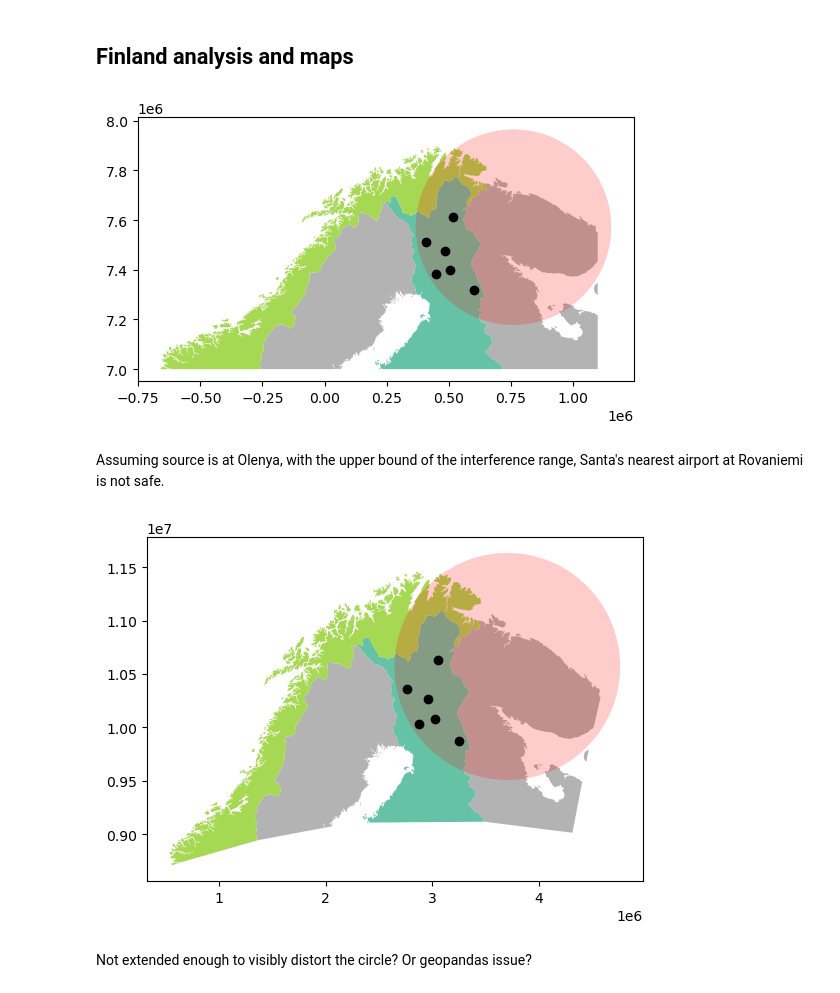
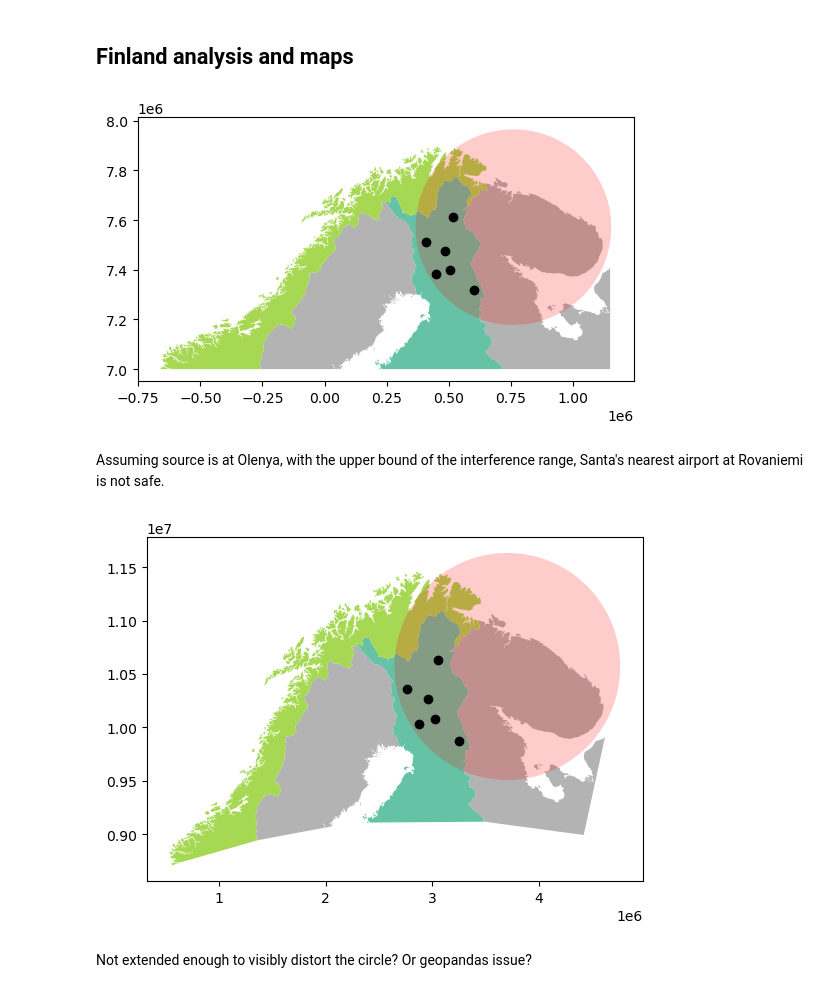
Before and after one commit to stelios-c/GPS_analysis, a Jupyter notebook: scandi_baltic/Finland_map.ipynb, the cells around one changed output. Cells and saved outputs as stored; diff of their text form; code cells hidden in the pictures.

```diff
--- a/scandi_baltic/Finland_map.ipynb
+++ b/scandi_baltic/Finland_map.ipynb
@@ -355,17 +355,17 @@ finland_affected_gdf=finland_gdf.to_crs(local_utm).sjoin(df2gdf(location2df(olen
 # %%
 ax = (world
  .assign(
      colour= world.SOVEREIGNT.where(world.SOVEREIGNT.str.match('Finland') |
                                     world.SOVEREIGNT.str.match('Norway') ,
                                     'other')
  )
-).to_crs(local_utm).clip([-1_000_000, 7_000_000, 1_100_000, 8_000_000]).plot(column='colour',cmap="Set2")
+).to_crs(local_utm).clip([-1_000_000, 7_000_000, 1_150_000, 8_000_000]).plot(column='colour',cmap="Set2")
 #murmansk_buff_gdf.plot(ax=ax,color='red',alpha=0.2)
 df2gdf(location2df(olenya_location,'olenya')).to_crs(local_utm).buffer(upper_olenya_radius).plot(ax=ax,color='red',alpha=0.2)
 finland_affected_gdf.to_crs(local_utm).plot(ax=ax,color='black')
 plt.show()
 # %% [output]
-[figure, old version]
+[figure, new version]
 # %% [markdown]
 Assuming source is at Olenya, with the upper bound of the interference range, Santa's nearest airport at Rovaniemi is not safe.
 # %%
@@ -375,13 +375,13 @@ ax = (world
                                     world.SOVEREIGNT.str.match('Norway') ,
                                     'other')
  )
-).to_crs(local_utm).clip([-1_000_000, 7_000_000, 1_100_000, 8_000_000]).to_crs(3857).plot(column='colour',cmap="Set2")
+).to_crs(local_utm).clip([-1_000_000, 7_000_000, 1_150_000, 8_000_000]).to_crs(3857).plot(column='colour',cmap="Set2")
 #murmansk_buff_gdf.plot(ax=ax,color='red',alpha=0.2)
 df2gdf(location2df(olenya_location,'olenya')).to_crs(local_utm).buffer(upper_olenya_radius).to_crs(3857).plot(ax=ax,color='red',alpha=0.2)
 finland_affected_gdf.to_crs(3857).plot(ax=ax,color='black')
 plt.show()
 # %% [output]
-[figure, old version]
+[figure, new version]
 # %% [markdown]
 Not extended enough to visibly distort the circle? Or geopandas issue?
 # %% [markdown]
```
Also changed, not shown: parts of 4 cells of this notebook.
